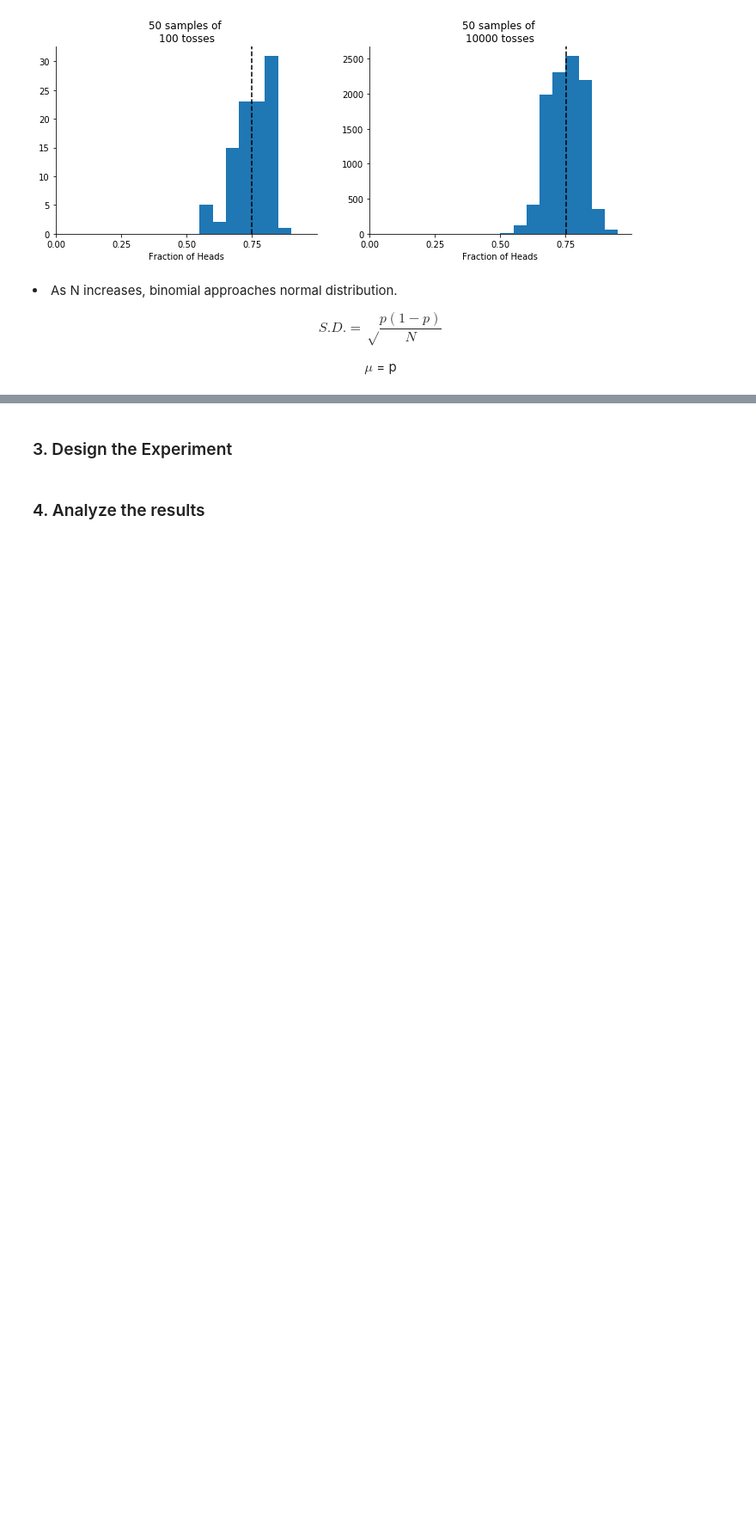
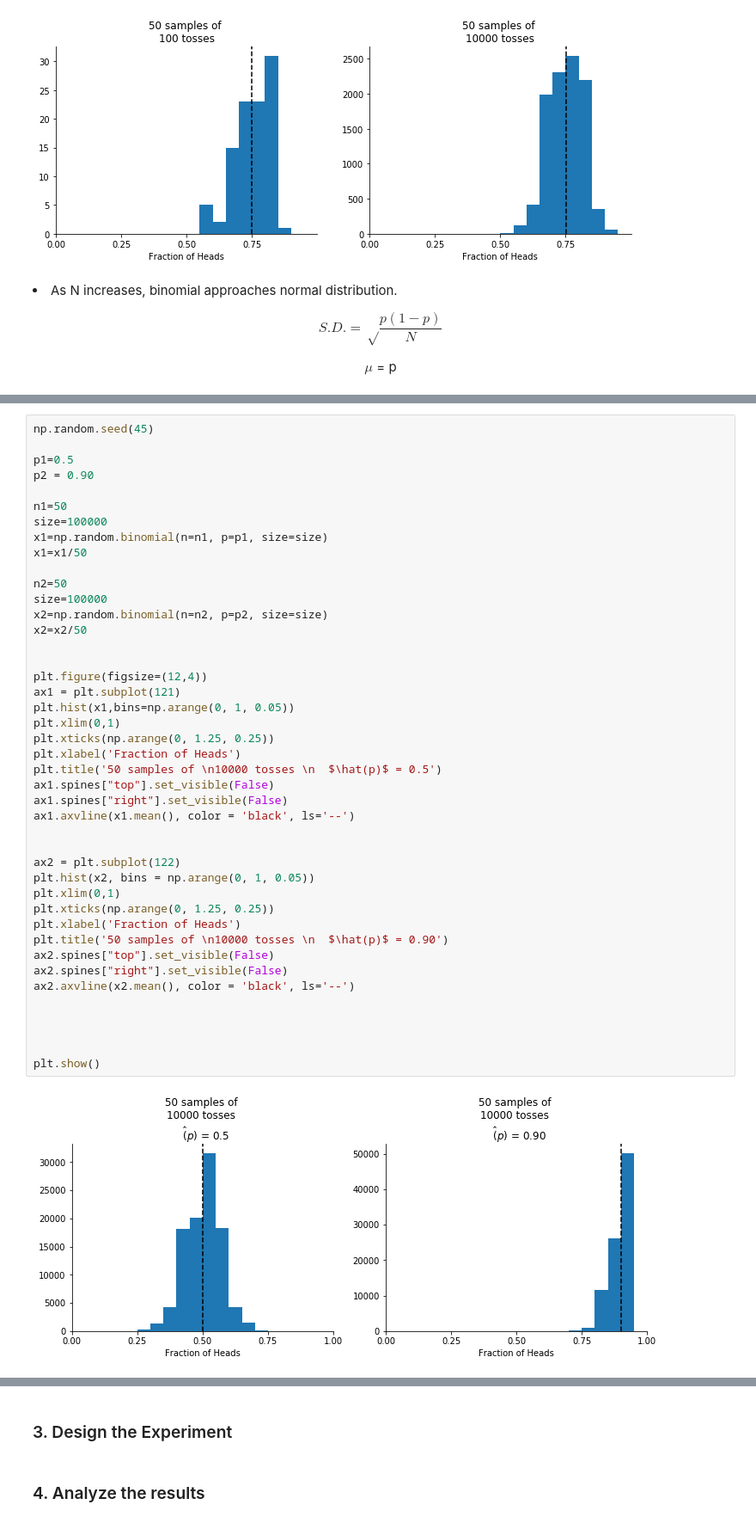
Before and after one commit to joshipras/moocs, a Jupyter notebook: udacity_ab_testing/1. Overview of AB Testing.ipynb, the cells around one changed output, grey strips where cells are left out. Shown: that part at 86% size. Drawn from its saved outputs; the diff is of its cells as text; blank space fills up the shorter version.

```diff
--- a/udacity_ab_testing/1. Overview of AB Testing.ipynb
+++ b/udacity_ab_testing/1. Overview of AB Testing.ipynb
@@ -151,0 +185,45 @@ Given that it is binomial, look at the sample standard error for binomial and co
+# %%
+np.random.seed(45)
+
+p1=0.5
+p2 = 0.90
+
+n1=50
+size=100000
+x1=np.random.binomial(n=n1, p=p1, size=size)
+x1=x1/50
+
+n2=50
+size=100000
+x2=np.random.binomial(n=n2, p=p2, size=size)
+x2=x2/50
+
+
+plt.figure(figsize=(12,4))
+ax1 = plt.subplot(121)
+plt.hist(x1,bins=np.arange(0, 1, 0.05))
+plt.xlim(0,1)
+plt.xticks(np.arange(0, 1.25, 0.25))
+plt.xlabel('Fraction of Heads')
+plt.title('50 samples of \n10000 tosses \n  $\hat(p)$ = 0.5')
+ax1.spines["top"].set_visible(False)
+ax1.spines["right"].set_visible(False)
+ax1.axvline(x1.mean(), color = 'black', ls='--')
+
+
+ax2 = plt.subplot(122)
+plt.hist(x2, bins = np.arange(0, 1, 0.05))
+plt.xlim(0,1)
+plt.xticks(np.arange(0, 1.25, 0.25))
+plt.xlabel('Fraction of Heads')
+plt.title('50 samples of \n10000 tosses \n  $\hat(p)$ = 0.90')
+ax2.spines["top"].set_visible(False)
+ax2.spines["right"].set_visible(False)
+ax2.axvline(x2.mean(), color = 'black', ls='--')
+
+
+
+
+plt.show()
+# %% [output]
+[figure, added]
```
Also changed, not shown: parts of 7 cells of this notebook.
